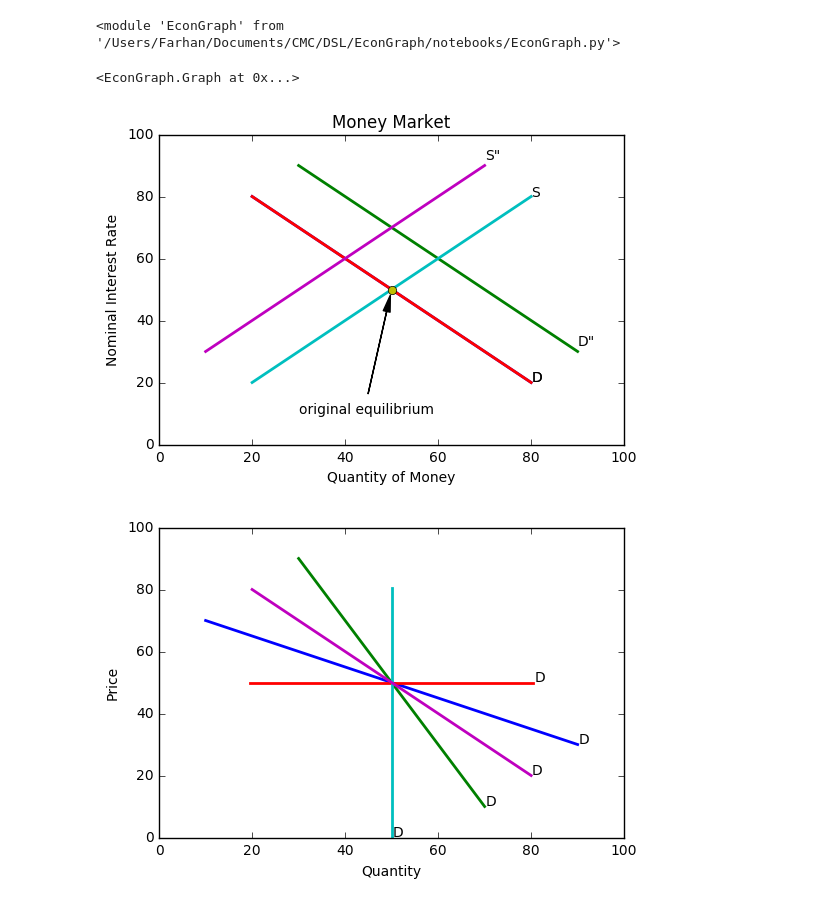
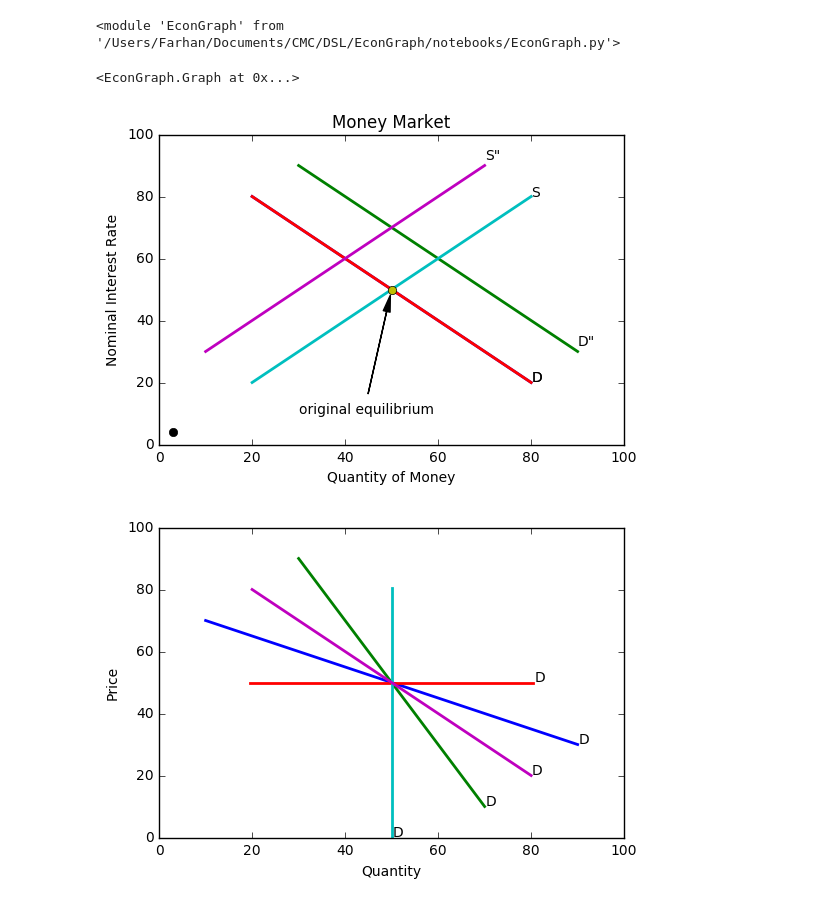
Before and after one commit to farhanatt/EconGraph, a Jupyter notebook: notebooks/Test.ipynb, the cells around one changed output. Saved outputs shown, nothing was run; the diff lists cells and outputs as text; code cells hidden in the pictures.

```diff
--- a/notebooks/Test.ipynb
+++ b/notebooks/Test.ipynb
@@ -10,16 +10,17 @@ importlib.reload(EconGraph)
 # %%
 graph = Graph()
 graph.setAxes(0, 100, 0, 100)
 graph.setLabels(MoneyMarket)
 graph.plot(
     DemandCurve().increase(),
     DemandCurve(),
     SupplyCurve().decrease()
 )
 graph.annotate_point('original equilibrium', (50,50), (30,10))
+graph.mark_point(3, 4)
 # %% [output]
 <EconGraph.Graph at 0x...>
-[figure, old version]
+[figure, new version]
 # %%
 graph = Graph()
 graph.setAxes(0, 100, 0, 100)
```
Also changed, not shown: 2 other files.
